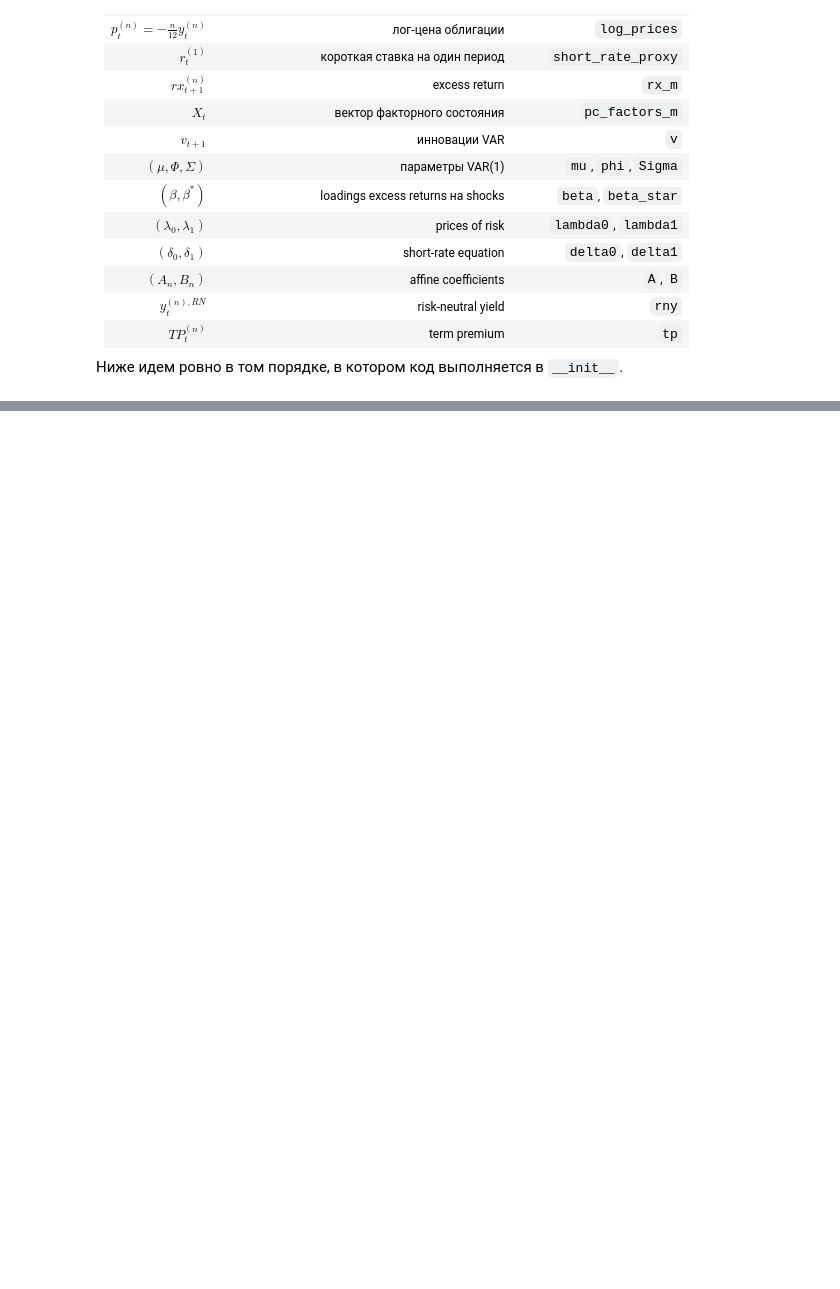
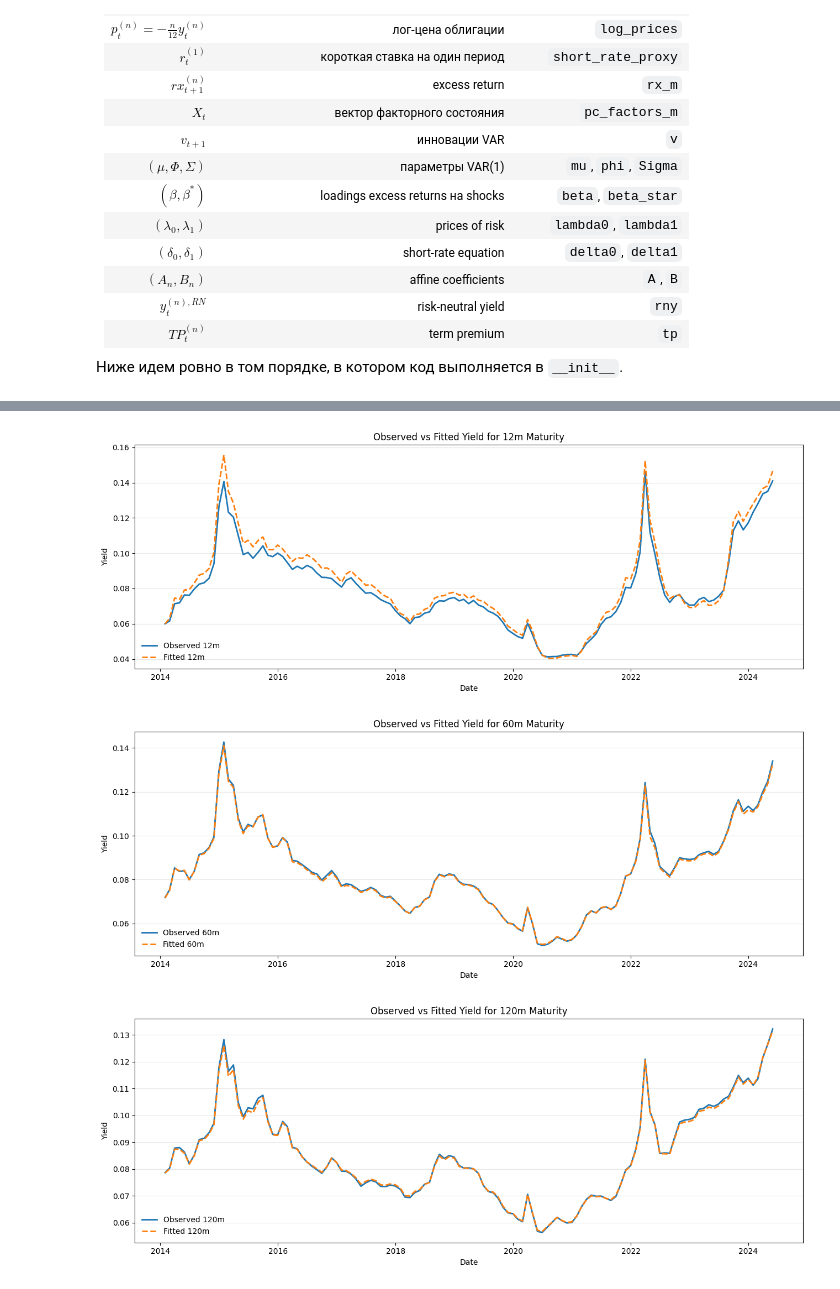
Before and after one commit to Codebuller/term_premium, a Jupyter notebook: math.ipynb, the cells around one changed output, grey strips where cells are left out. Saved outputs shown, nothing was run; the diff lists cells and outputs as text; code cells hidden in the pictures; blank space fills up the shorter version.

```diff
--- a/math.ipynb
+++ b/math.ipynb
@@ -716,0 +358,6 @@ show_acm_lines(491, 516, title="`_expected_return`")
+# %%
+r1 = ruonia_monthly.reindex(df_pc_m.index)
+X = add_constant(df_pc_m)
+Delta = inv(X.T @ X) @ X.T @ r1
+delta0 = Delta.iloc[0]
+delta1 = Delta.iloc[1:].values
@@ -716,0 +419,40 @@ show_acm_lines(491, 516, title="`_expected_return`")
+# %%
+def compute_yields( A, B):
+        A = A.reshape(-1, 1)
+        multiplier = np.tile(yield_curve.columns / 12, (t_d, 1)).T
+        yields = (- ((np.tile(A, (1,t_d)) + B @ df_pc_m.T) / multiplier).T).values
+        yields = pd.DataFrame(
+            data=yields,
+            index=yield_curve.index,
+            columns=yield_curve.columns,
+        )
+        return yields
+# %%
+# Model Implied Yield
+miy = compute_yields(A, B)
+
+# Risk Neutral Yield
+rny = compute_yields(Arn, Brn)
+
+tp = miy - rny
+# %%
+# Chart: Observed vs Fitted (Model Implied Yield)
+VISUALIZE_TENORS = [12, 60, 120]
+
+for tenor in VISUALIZE_TENORS:
+    fig, ax = plt.subplots(figsize=(13, 5))
+    # Plot observed yield
+    ax.plot(yield_curve.index, yield_curve[tenor], label=f"Observed {tenor}m", linewidth=2)
+    # Plot fitted/model-implied yield
+    ax.plot(miy.index, miy[tenor], label=f"Fitted {tenor}m", linewidth=2, linestyle="--")
+    ax.set_title(f"Observed vs Fitted Yield for {tenor}m Maturity")
+    ax.set_ylabel("Yield")
+    ax.set_xlabel("Date")
+    ax.grid(True, axis="y", alpha=0.3)
+    ax.legend(frameon=False)
+    plt.tight_layout()
+    plt.show()
+# %% [output]
+[figure, added]
+[figure, added]
+[figure, added]
```
Also changed, not shown: parts of 46 cells of this notebook, 3 other files.
